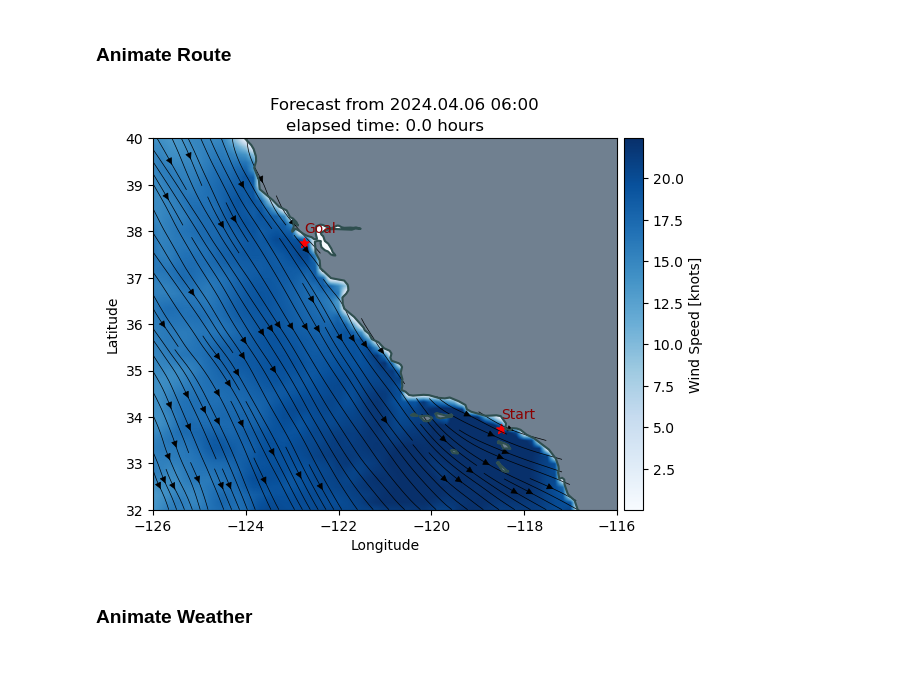
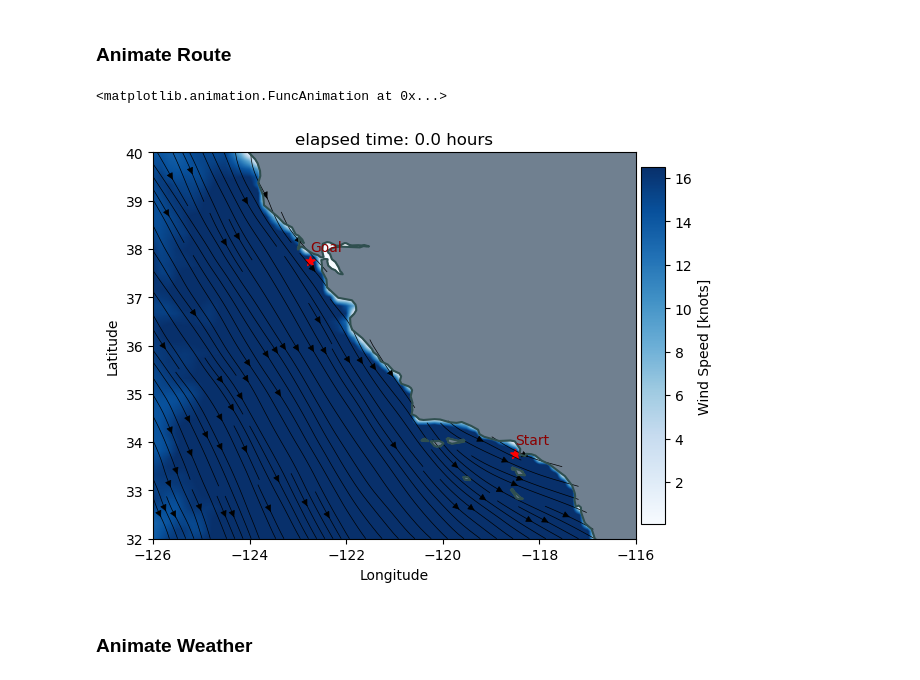
Before and after one commit to taerugh/OptimalSailboat, a Jupyter notebook: route_optimizer/analysis.ipynb, the cells around one changed output. Saved outputs shown, nothing was run; the diff lists cells and outputs as text; code cells hidden in the pictures.

Commit message:
animations

```diff
--- a/route_optimizer/analysis.ipynb
+++ b/route_optimizer/analysis.ipynb
@@ -46,28 +46,27 @@ route time (historical): 2 days, 10:32:15.102260
 # %%
 datecycle = datetime(2024, 4, 6, 6)
 tf = 24*10
 dt = 12
 portpair = 'lasf'
 lon_range = california_lon_range
 lat_range = california_lat_range
-region = 'california'
 
-forecast_env = Environment(land_filepath, boat_filepath, weather_dirpath, 'forecast', datecycle, lon_range, lat_range, tf=tf, dt=dt)
-historical_env = Environment(land_filepath, boat_filepath, weather_dirpath, 'historical', datecycle, lon_range, lat_range, tf=tf, dt=dt)
-route = np.loadtxt(f'output/routes/test_{portpair}_{datecycle.strftime('%Y%m%d%H')}.csv', delimiter=',')
+# forecast_env = Environment(land_filepath, boat_filepath, weather_dirpath, 'forecast', datecycle, lon_range, lat_range, tf=tf, dt=dt)
+historical_env = Environment(land_filepath, boat_filepath, weather_dirpath, 'historical', lon_range, lat_range, datecycle, tf=tf, dt=dt)
+route = np.loadtxt(f'output/routes/{portpair}.historical.{datecycle.strftime('%Y%m%d%H')}.csv', delimiter=',')
 
-forecast_route_duration = forecast_env.time_route(route)
+# forecast_route_duration = forecast_env.time_route(route)
 historical_route_duration = historical_env.time_route(route)
 
 # v_range = (np.min([forecast_env.weather.df['ws'].min(), historical_env.weather.df['ws'].min()]),
 #            np.max([forecast_env.weather.df['ws'].max(), historical_env.weather.df['ws'].max()]))
 
-plotting.animate(forecast_env, forecast_route_duration, 2,
-                 title=f'Forecast from {datecycle.strftime('%Y.%m.%d %H:%M')}',
+plotting.animate(historical_env, historical_route_duration, 2,
                  route=route,
-                 filepath=f'output/animations/{region}.forecast.{datecycle.strftime('%Y%m%d%H')}.test.gif')
+                 filepath=f'output/route_animations/{portpair}.historical.{datecycle.strftime('%Y%m%d%H')}.gif')
 # %% [output]
+<matplotlib.animation.FuncAnimation at 0x...>
-[figure, old version]
+[figure, new version]
 # %% [markdown]
 ### Animate Weather
 # %%
```
Also changed, not shown: 5 other files.
